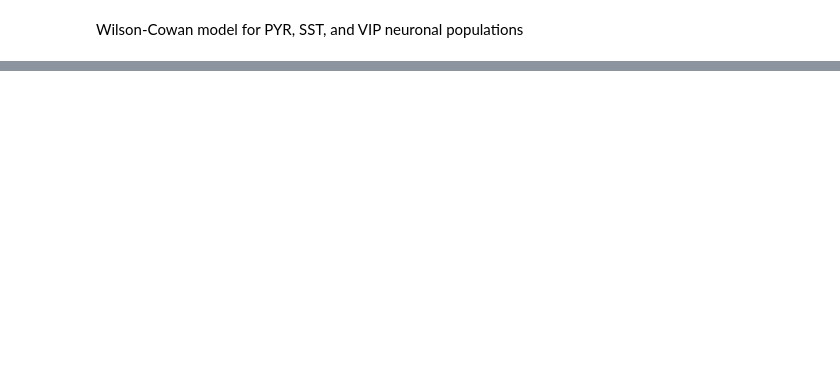
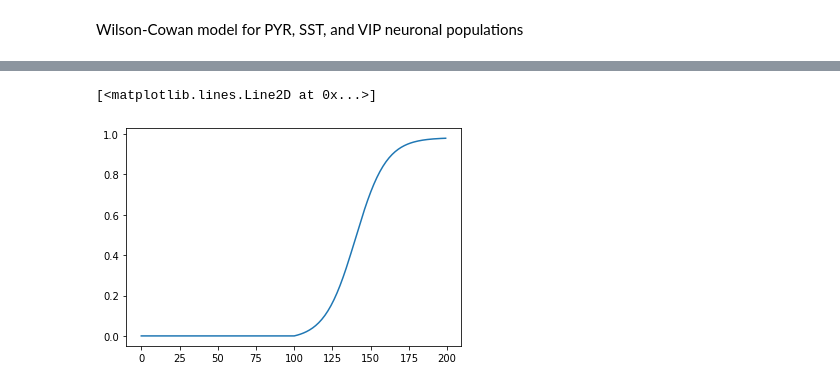
Before and after one commit to cagdastopcu/omission-of-visual-stimuli, a Jupyter notebook: wilson_cowan_3population.ipynb, the cells around one changed output, grey strips where cells are left out. Cells and saved outputs as stored; diff of their text form; code cells hidden in the pictures; blank space fills up the shorter version.

```diff
--- a/wilson_cowan_3population.ipynb
+++ b/wilson_cowan_3population.ipynb
@@ -98,3 +150,10 @@ def wilson_cowan(r, t,I_ext_E):
+# %%
+f = F(0.1*np.arange(-100,100), 1, 4)
+
+plt.plot(f)
+# %% [output]
+[<matplotlib.lines.Line2D at 0x...>]
+[figure, added]
 # %%
 # initialiton
 step_size = 0.1
```
Also changed, not shown: parts of 2 cells of this notebook.
